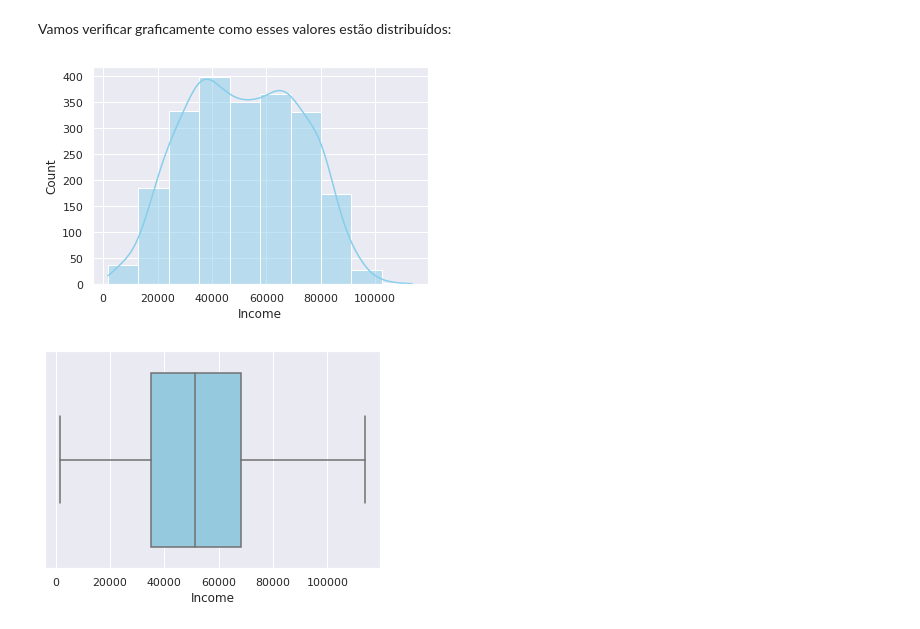
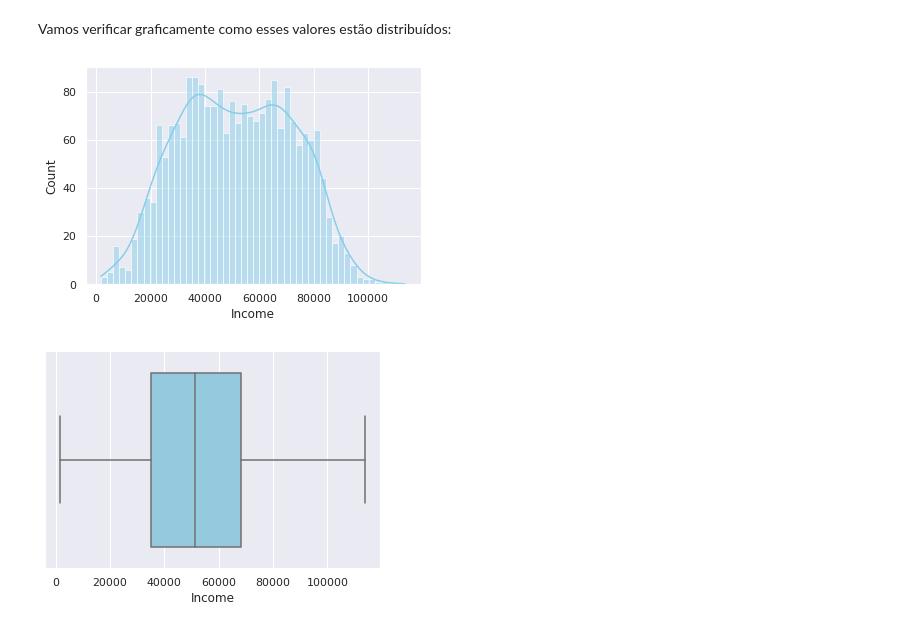
Before and after one commit to FranciniSantana/statistics, a Jupyter notebook: Desafio_Ifood.ipynb, the cells around one changed output. Drawn from its saved outputs; the diff is of its cells as text; code cells hidden in the pictures.

```diff
--- a/Desafio_Ifood.ipynb
+++ b/Desafio_Ifood.ipynb
@@ -156,10 +156,10 @@ CoefVariacao
 Vamos verificar graficamente como esses valores estão distribuídos:
 # %%
 sns.set(style="darkgrid")
-sns.histplot(data=df, x='Income', kde=True, color="skyblue", bins = 10)
+sns.histplot(data=df, x='Income', kde=True, color="skyblue", bins = 50)
 plt.show()
 # %% [output]
-[figure, old version]
+[figure, new version]
 # %%
 sns.set(style="darkgrid")
 sns.boxplot(data=df, x="Income", color="skyblue")
```
Also changed, not shown: parts of 16 cells of this notebook.
